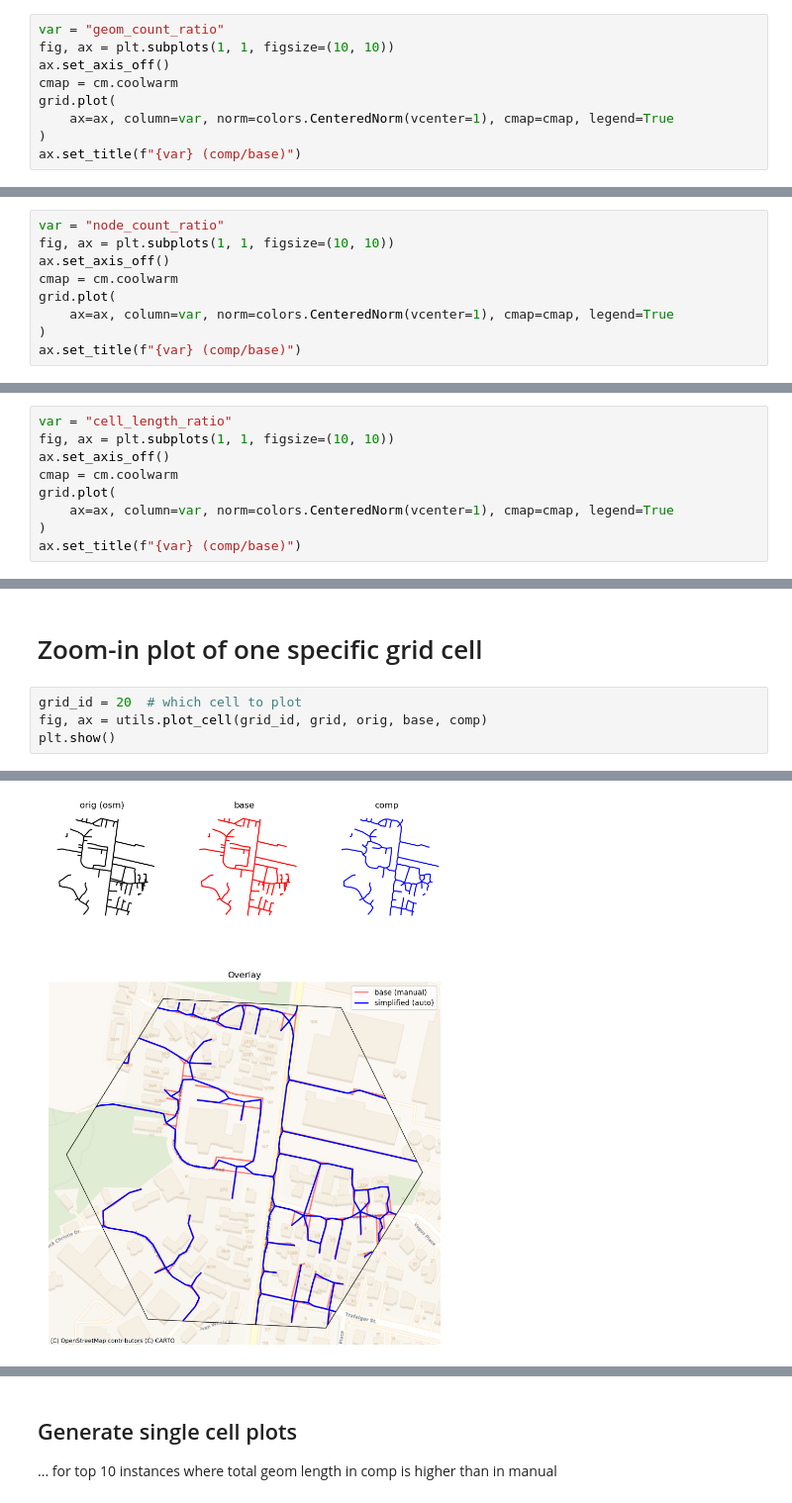
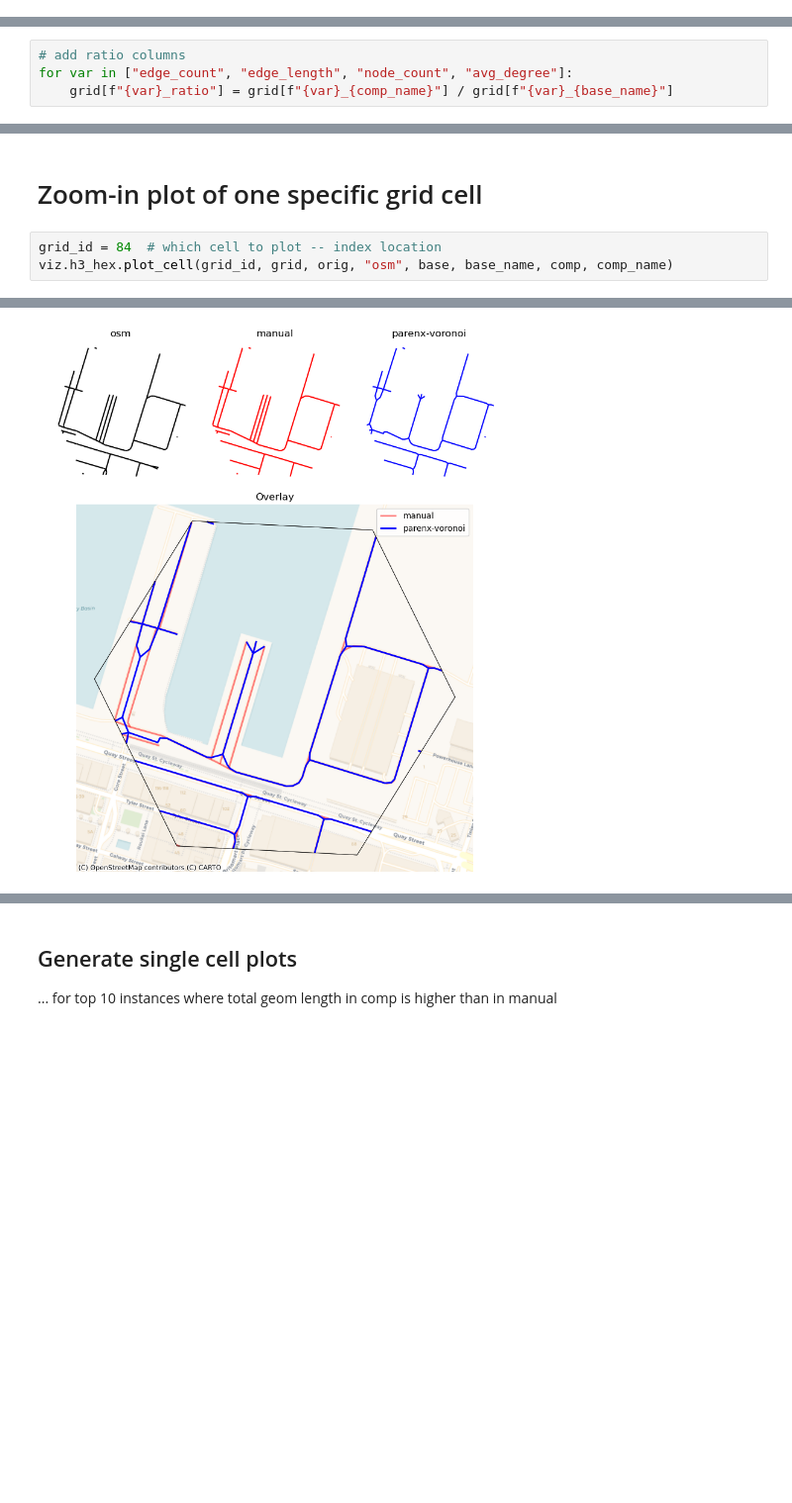
Before and after one commit to uscuni/simplification, a Jupyter notebook: notebooks/evaluate_h3cells.ipynb, the cells around one changed output, grey strips where cells are left out. Shown at 99% size. Cells and saved outputs as stored; diff of their text form; blank space fills up the shorter version.

Commit message:
all `code/utils.py` to `core/*` && `evaluate_h3cells` overhaul (#69)
* evaluate_h3cells overhaul

* add tolerance for image comparisons

* adjust float precision

* some docstring work

```diff
--- a/notebooks/evaluate_h3cells.ipynb
+++ b/notebooks/evaluate_h3cells.ipynb
@@ -122,9 +136,0 @@ for var in ["geom_count", "cell_length", "node_count", "avg_degree"]:
-# %%
-var = "geom_count_ratio"
-fig, ax = plt.subplots(1, 1, figsize=(10, 10))
-ax.set_axis_off()
-cmap = cm.coolwarm
-grid.plot(
-    ax=ax, column=var, norm=colors.CenteredNorm(vcenter=1), cmap=cmap, legend=True
-)
-ax.set_title(f"{var} (comp/base)")
@@ -133,9 +136,0 @@ ax.set_title(f"{var} (comp/base)")
-# %%
-var = "node_count_ratio"
-fig, ax = plt.subplots(1, 1, figsize=(10, 10))
-ax.set_axis_off()
-cmap = cm.coolwarm
-grid.plot(
-    ax=ax, column=var, norm=colors.CenteredNorm(vcenter=1), cmap=cmap, legend=True
-)
-ax.set_title(f"{var} (comp/base)")
@@ -144,9 +136,0 @@ ax.set_title(f"{var} (comp/base)")
-# %%
-var = "cell_length_ratio"
-fig, ax = plt.subplots(1, 1, figsize=(10, 10))
-ax.set_axis_off()
-cmap = cm.coolwarm
-grid.plot(
-    ax=ax, column=var, norm=colors.CenteredNorm(vcenter=1), cmap=cmap, legend=True
-)
-ax.set_title(f"{var} (comp/base)")
@@ -165,0 +137,4 @@ ax.set_title(f"{var} (comp/base)")
+# %%
+# add ratio columns
+for var in ["edge_count", "edge_length", "node_count", "avg_degree"]:
+    grid[f"{var}_ratio"] = grid[f"{var}_{comp_name}"] / grid[f"{var}_{base_name}"]
@@ -166,7 +157,6 @@ ax.set_title(f"{var} (comp/base)")
 # %% [markdown]
 # Zoom-in plot of one specific grid cell
 # %%
-grid_id = 20  # which cell to plot
-fig, ax = utils.plot_cell(grid_id, grid, orig, base, comp)
-plt.show()
+grid_id = 84  # which cell to plot -- index location
+viz.h3_hex.plot_cell(grid_id, grid, orig, "osm", base, base_name, comp, comp_name)
 # %% [output]
@@ -173 +168 @@ plt.show()
-[figure, old version]
+[figure, new version]
```
Also changed, not shown: parts of 25 cells of this notebook, 57 other files.
